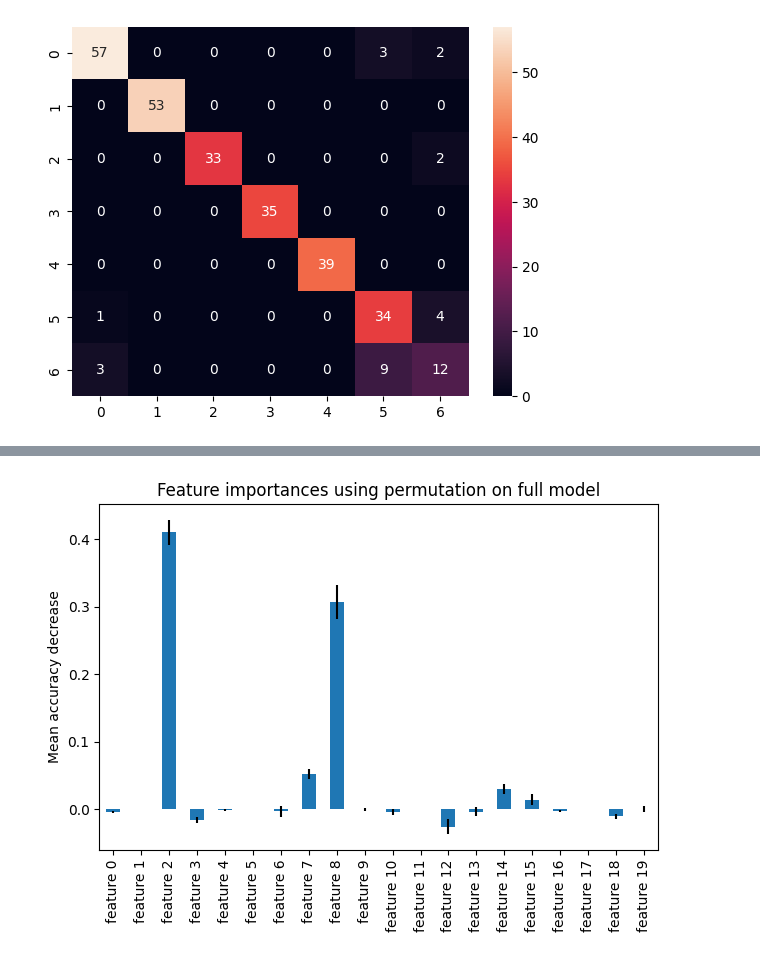
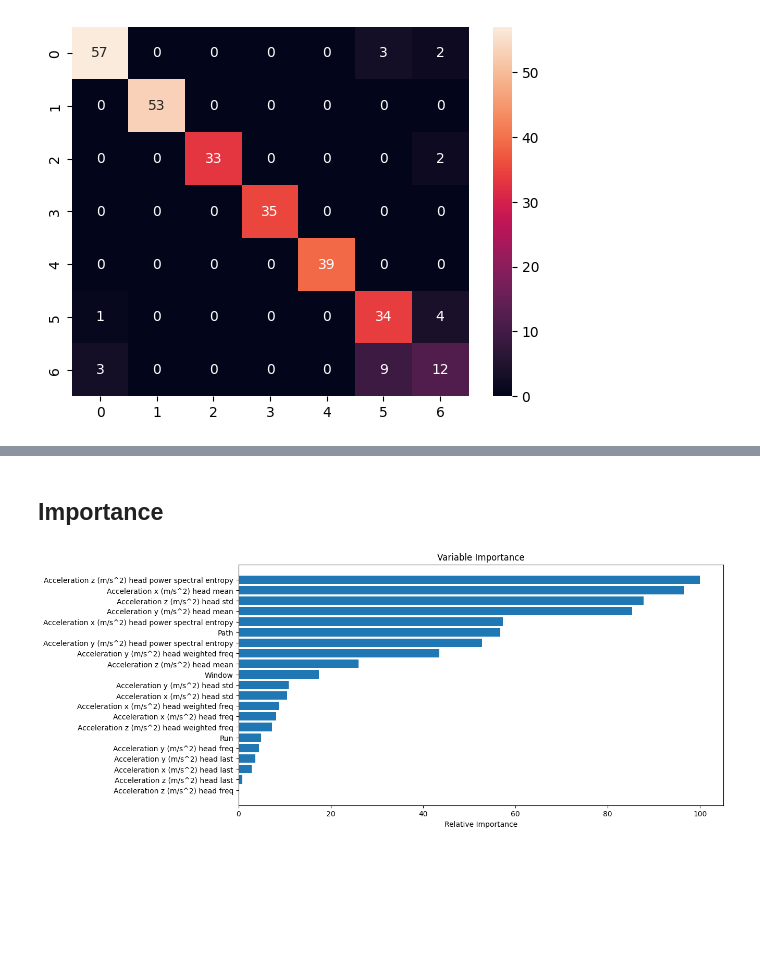
Before and after one commit to michelexyz/ML4QS-bike-user-recognition, a Jupyter notebook: train_Models.ipynb, the cells around one changed output, grey strips where cells are left out. Cells and saved outputs as stored; diff of their text form; code cells hidden in the pictures; blank space fills up the shorter version.

```diff
--- a/train_Models.ipynb
+++ b/train_Models.ipynb
@@ -180,10 +160,37 @@ X_Train
-# %%
-import matplotlib.pyplot as plt
-fig, ax = plt.subplots()
-forest_importances.plot.bar(yerr=result.importances_std, ax=ax)
-ax.set_title("Feature importances using permutation on full model")
-ax.set_ylabel("Mean accuracy decrease")
-fig.tight_layout()
-plt.show()
-# %% [output]
-[figure, removed]
+# %% [markdown]
+## Importance
+# %%
+# plot feature importance with correct naming
+import numpy as np
+import matplotlib.pyplot as plt
+
+feature_importance = model.feature_importances_
+
+feature_importance = 100.0 * (feature_importance / feature_importance.max())
+
+sorted_idx = np.argsort(feature_importance)
+
+pos = np.arange(sorted_idx.shape[0]) + .5
+
+columns = X_Train.columns[sorted_idx]
+
+# rename columns removing the median_ prefix and the get_ infix if present
+
+columns = columns.str.replace('median_','').str.replace('get_','').str.replace('_',' ')
+
+
+
+
+plt.figure(figsize=(12, 6))
+
+plt.barh(pos, feature_importance[sorted_idx], align='center')
+
+plt.yticks(pos, columns)
+
+plt.xlabel('Relative Importance')
+
+plt.title('Variable Importance')
+
+plt.show()
+# %% [output]
+[figure, added]
```
Also changed, not shown: parts of 15 cells of this notebook.
